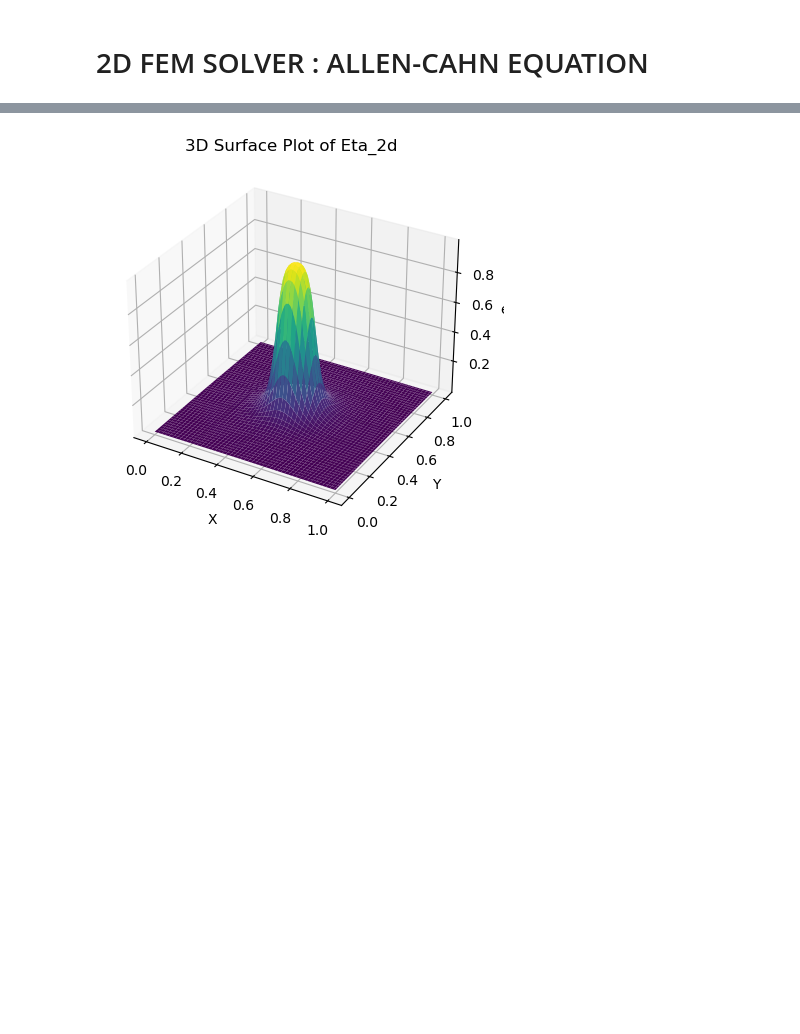
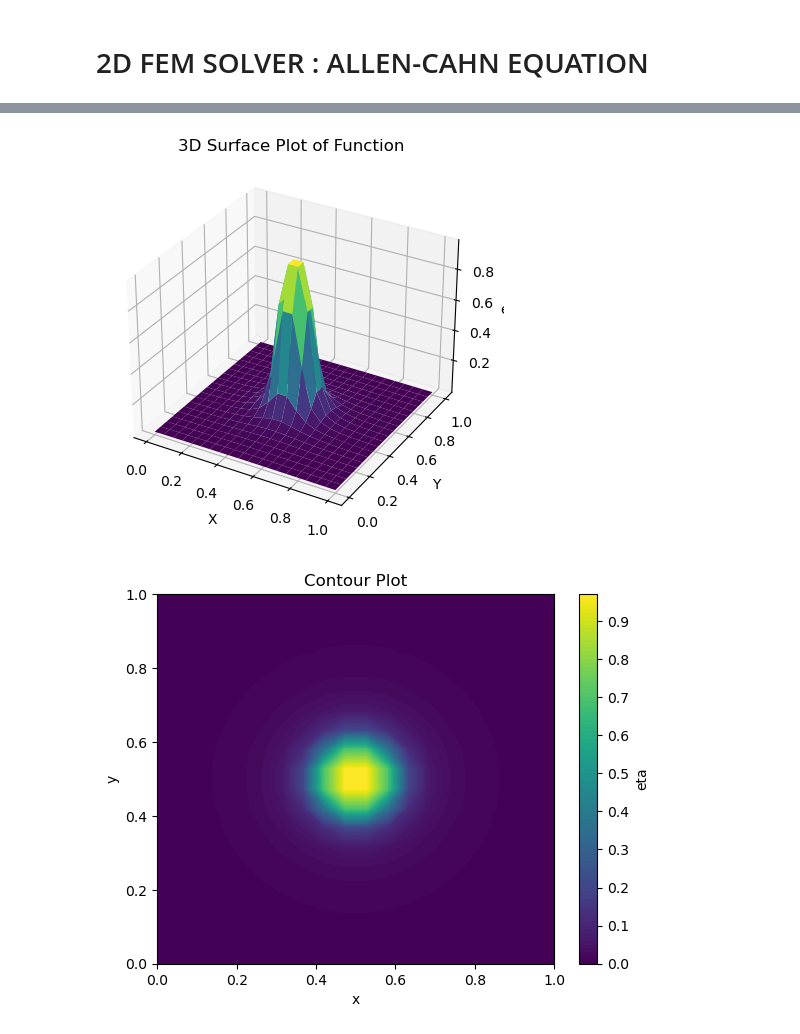
Before and after one commit to ananthkrishna96/Python-Allen-Cahn-FEM-Solver, a Jupyter notebook: 2D FEM SOLVER ALLEN-CAHN.ipynb, the cells around one changed output, grey strips where cells are left out. Cells and saved outputs as stored; diff of their text form; code cells hidden in the pictures; blank space fills up the shorter version.

```diff
--- a/2D FEM SOLVER ALLEN-CAHN.ipynb
+++ b/2D FEM SOLVER ALLEN-CAHN.ipynb
@@ -23,22 +119,23 @@ Populating the interactive namespace from numpy and matplotlib
 t = sym.var('t')
 f = t**2 * (t - 1)**2
 F = f.diff(t, 1)
-F = sym.lambdify(t,F, 'numpy')
+F = sym.lambdify(t,F, 'numpy') #Double well Potential
 
-func2d = lambda x,y: 1/(1+100*((x-.5)**2+(y-.5)**2))
-func1d = lambda x: sin(2 * pi * x)+1
+func0 = lambda x,y: 1/(1+100*((x-.5)**2+(y-.5)**2))
 
-ndofs = 100
+ndofs = 20
 degree = 2
 eps = 0.01
 dt = 0.1
 n_steps = int(1/dt) + 1
 
-x = linspace(0, 1, ndofs)
-y = linspace(0, 1, ndofs)
+x = np.linspace(0, 1, ndofs)
+y = np.linspace(0, 1, ndofs)
 
 basis = [PPoly.from_spline(splrep(x, np.eye(ndofs)[i], k=degree)) for i in range(ndofs)]
+dbasis = [basis[i].derivative(1) for i in range(len(basis))]
 
+m = len(basis)
 
 intervals = np.unique(basis[0].x)
 
@@ -46,54 +143,49 @@ qp, w = leg.leggauss(degree)
 qp = (qp + 1) / 2
 w /= 2
 
-h = diff(intervals)
-Q = array([intervals[i] + h[i] * qp for i in range(len(h))]).reshape((-1,))
-W = array([w * h[i] for i in range(len(h))]).reshape((-1,))
+h = np.diff(intervals)
+Q = np.array([intervals[i] + h[i] * qp for i in range(len(h))]).reshape((-1,))
+W = np.array([w * h[i] for i in range(len(h))]).reshape((-1,))
 
+Bq = np.array([basis[i](Q) for i in range(m)]).T
+dBq = np.array([dbasis[i](Q) for i in range(m)]).T
 
-m = len(basis)
-dbasis = []
-for i in range(m):
-    dbasis.append(basis[i].derivative(1))
-
-Bq = array([basis[i](Q) for i in range(m)]).T
-dBq = array([dbasis[i](Q) for i in range(m)]).T
-
-M = einsum('qi, q, qj', Bq, W, Bq)
-K = einsum('qi, q, qj', dBq, W, dBq)
+M = np.array([[np.dot(Bq[:, i] * W, Bq[:, j]) for j in range(m)] for i in range(m)])
+K = np.array([[np.dot(dBq[:, i] * W, dBq[:, j]) for j in range(m)] for i in range(m)])
 
 print("1D M & K Shape: ",M.shape, K.shape)
 
 # Using tensor product structure for 2D from 1D assemble M
 assert K.shape[0] == M.shape[0]
-m = M.shape[0]
 
-M_2d = np.zeros((m * m, m * m))
-K_2d = np.zeros((m * m, m * m))
+n = M.shape[0]
 
-for i in range(m):
-    for j in range(m):
-        for k in range(m):
-            for l in range(m):
-                M_2d[i * m + j, k * m + l] = M[i, k]*M[j,l]
-                K_2d[i * m + j, k * m + l] = K[i, k]*M[j,l] + M[i,k]*K[j,l]
+M_2d = np.zeros((n * n, n * n))
+K_2d = np.zeros((n * n, n * n))
+
+for i in range(n):
+    for j in range(n):
+        for k in range(n):
+            for l in range(n):
+                M_2d[i * n + j, k * n + l] = M[i, k]*M[j,l]
+                K_2d[i * n + j, k * n + l] = K[i, k]*M[j,l] + M[i,k]*K[j,l]
 
 print("2D M & K Shape: ",M_2d.shape, K_2d.shape)
 
-eta_2d = np.zeros((n_steps, m * m))
-eta_2d[0] = func2d(x[:, np.newaxis], y[np.newaxis, :]).flatten()
+eta_2d = np.zeros((n_steps, n * n))
+eta_2d[0] = func0(x[:, np.newaxis], y[np.newaxis, :]).flatten()
 
-b_2d = M_2d.dot(eta_2d[0] - dt * F(eta_2d[0].reshape((m, m))).flatten())
+b_2d = M_2d.dot(eta_2d[0] - dt * F(eta_2d[0].reshape((n, n))).flatten())
 
 for i in range(1, n_steps):
     A_2d = M_2d + dt * eps**2 * K_2d
     eta_2d[i] = np.linalg.solve(A_2d, b_2d)
-    b_2d = M_2d.dot(eta_2d[i] - dt * F(eta_2d[i].reshape((m, m))).flatten())
+    b_2d = M_2d.dot(eta_2d[i] - dt * F(eta_2d[i].reshape((n, n))).flatten())
 
 print("2D eta Shape: ",eta_2d.shape)
 
 #PLOT
-eta_2d_grid = eta_2d.reshape((n_steps, m, m))
+eta_2d_grid = eta_2d.reshape((n_steps, n, n))
 
 X, Y = np.meshgrid(x, y)
 
@@ -103,6 +195,16 @@ ax.plot_surface(X, Y, eta_2d_grid[-1], cmap='viridis')
 ax.set_xlabel('X')
 ax.set_ylabel('Y')
 ax.set_zlabel('eta')
-ax.set_title('3D Surface Plot of Eta_2d')
+ax.set_title('3D Surface Plot of Function')
 plt.show()
+
+# Contour plot
+eta_2d_contour = eta_2d[-1].reshape((n, n))
+fig.add_subplot(122)
+plt.contourf(X, Y, eta_2d_contour, levels=100, cmap='viridis')
+plt.colorbar(label='eta')
+plt.xlabel('x')
+plt.ylabel('y')
+plt.title('Contour Plot')
+plt.show()
 # %% [output]
@@ -112 +214,2 @@ plt.show()
-[figure, old version]
+[figure, new version]
+[figure, added]
```
Also changed, not shown: parts of 3 cells of this notebook, 1 other file.
